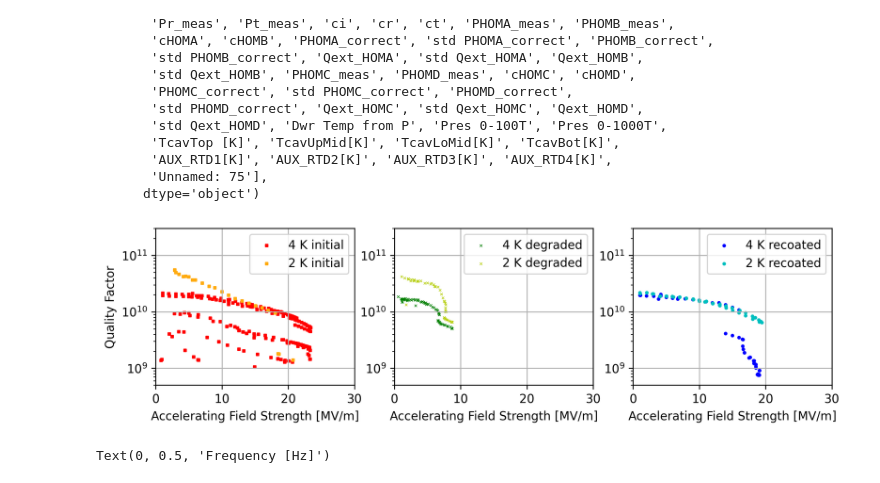
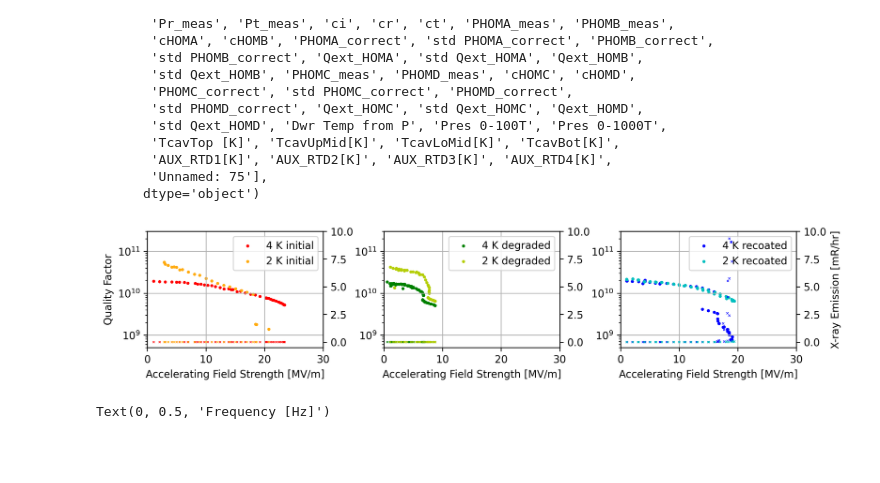
Before and after one commit to EricViklund/recoating, a Jupyter notebook: main.ipynb, the cells around one changed output. Drawn from its saved outputs; the diff is of its cells as text; code cells hidden in the pictures; blank space fills up the shorter version.

Commit message:
cleaned up vts figure

```diff
--- a/main.ipynb
+++ b/main.ipynb
@@ -37,8 +37,18 @@ fig, ax = plt.subplots(1,3,figsize=(3*86*mm,60*mm),dpi=300)
 Data = pd.read_csv('data\CBMMD-R_2023-12-15_09-17.txt',delimiter='\t')
 
 ax[2].scatter(Data['Eacc'][round(Data['TcavBot[K]'],0)==4],Data['Qo'][round(Data['TcavBot[K]'],0)==4],c='b',marker='o',label='4 K recoated')
+
+
+
 ax[2].scatter(Data['Eacc'][round(Data['TcavBot[K]'],0)==2],Data['Qo'][round(Data['TcavBot[K]'],0)==2],c='c',marker='o',label='2 K recoated')
 
+ax_rad = ax[2].twinx()
+
+ax_rad.scatter(Data['Eacc'][round(Data['TcavBot[K]'],0)==4],Data['RadTop [mR/hr]'][round(Data['TcavBot[K]'],0)==4],c='b',marker='x',label='4 K recoated X-ray')
+ax_rad.scatter(Data['Eacc'][round(Data['TcavBot[K]'],0)==2],Data['RadTop [mR/hr]'][round(Data['TcavBot[K]'],0)==2],c='c',marker='x',label='2 K recoated X-ray')
+
+ax_rad.set_ylim(-0.5,10)
+ax_rad.set_ylabel('X-ray Emission [mR/hr]')
 
 ax[2].legend(loc='upper right')
 
@@ -53,42 +63,61 @@ ax[2].grid('both')
 
 Data = pd.read_csv('data/CBMMD_2022-03-07_09-08.txt',delimiter='\t')
 
-ax[1].scatter(Data['Eacc'][round(Data['TcavBot[K]'],0)==4],Data['Qo'][round(Data['TcavBot[K]'],0)==4],c='g',marker='x',label='4 K degraded')
-ax[1].scatter(Data['Eacc'][round(Data['TcavBot[K]'],0)==2],Data['Qo'][round(Data['TcavBot[K]'],0)==2],c='xkcd:green/yellow',marker='x',label='2 K degraded')
+ax[1].scatter(Data['Eacc'][round(Data['TcavBot[K]'],0)==4],Data['Qo'][round(Data['TcavBot[K]'],0)==4],c='g',marker='o',label='4 K degraded')
+ax[1].scatter(Data['Eacc'][round(Data['TcavBot[K]'],0)==2],Data['Qo'][round(Data['TcavBot[K]'],0)==2],c='xkcd:green/yellow',marker='o',label='2 K degraded')
+
+
+ax_rad = ax[1].twinx()
+
+ax_rad.scatter(Data['Eacc'][round(Data['TcavBot[K]'],0)==4],Data['RadTop [mR/hr]'][round(Data['TcavBot[K]'],0)==4],c='g',marker='x',label='4 K recoated X-ray')
+ax_rad.scatter(Data['Eacc'][round(Data['TcavBot[K]'],0)==2],Data['RadTop [mR/hr]'][round(Data['TcavBot[K]'],0)==2],c='xkcd:green/yellow',marker='x',label='2 K recoated X-ray')
+
+ax_rad.set_ylim(-0.5,10)
 
 ax[1].legend(loc='upper right')
 
 ax[1].set_xlabel('Accelerating Field Strength [MV/m]')
 #ax[1].set_ylabel('Quality Factor')
 
 ax[1].set_yscale('log')
 ax[1].set_xlim(0,30)
 ax[1].set_ylim(5e8,3e11)
 ax[1].grid('both')
 
-Data = pd.read_csv('data/CBMM-D-Roughness_2019-08-28_13-07.txt',delimiter='\t')
+Data = pd.read_csv('data/CBMM-D-Roughness_2019-08-28_13-07_pruned.txt',delimiter='\t')
 
 
-ax[0].scatter(Data['Eacc'][round(Data['Dwr Temp from P'],0)==4],Data['Qo'][round(Data['Dwr Temp from P'],0)==4],c='r',marker='s',label='4 K initial')
+ax[0].scatter(Data['Eacc'][round(Data['Dwr Temp from P'],0)==4],Data['Qo'][round(Data['Dwr Temp from P'],0)==4],c='r',marker='o',label='4 K initial')
+
+ax_rad = ax[0].twinx()
+
+ax_rad.scatter(Data['Eacc'][round(Data['Dwr Temp from P'],0)==4],Data['RadTop [mR/hr]'][round(Data['Dwr Temp from P'],0)==4],c='r',marker='x',label='4 K recoated X-ray')
 
 
 Data = pd.read_csv('data/CBMM-D_2020-01-30_14-29.txt',delimiter='\t')
 
-ax[0].scatter(Data['Eacc'][round(Data['TcavBot[K]'],0)==2],Data['Qo'][round(Data['TcavBot[K]'],0)==2],c='xkcd:yellowish orange',marker='s',label='2 K initial')
+ax[0].scatter(Data['Eacc'][round(Data['TcavBot[K]'],0)==2],Data['Qo'][round(Data['TcavBot[K]'],0)==2],c='xkcd:yellowish orange',marker='o',label='2 K initial')
+
+
+ax_rad.scatter(Data['Eacc'][round(Data['TcavBot[K]'],0)==2],Data['RadTop [mR/hr]'][round(Data['TcavBot[K]'],0)==2],c='xkcd:yellowish orange',marker='x',label='2 K recoated X-ray')
+
+ax_rad.set_ylim(-0.5,10)
 
 ax[0].legend(loc='upper right')
 
 ax[0].set_xlabel('Accelerating Field Strength [MV/m]')
 ax[0].set_ylabel('Quality Factor')
 
 ax[0].set_yscale('log')
 ax[0].set_xlim(0,30)
 ax[0].set_ylim(5e8,3e11)
 ax[0].grid('both')
 
+fig.tight_layout()
+
 fig.savefig('paper/figures/VTS.png')
 # %% [output]
-[figure, old version]
+[figure, new version]
 # %%
 
 
```
Also changed, not shown: 3 other files.
